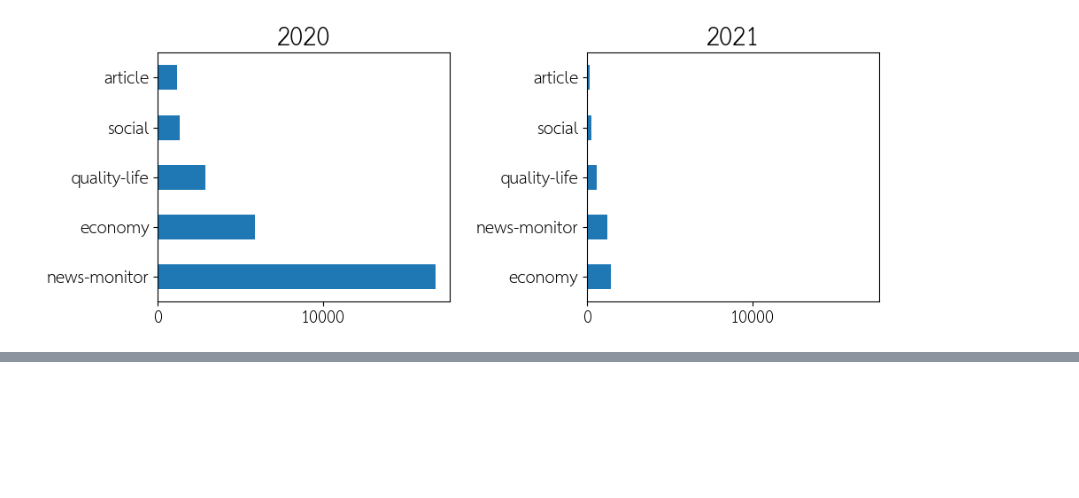
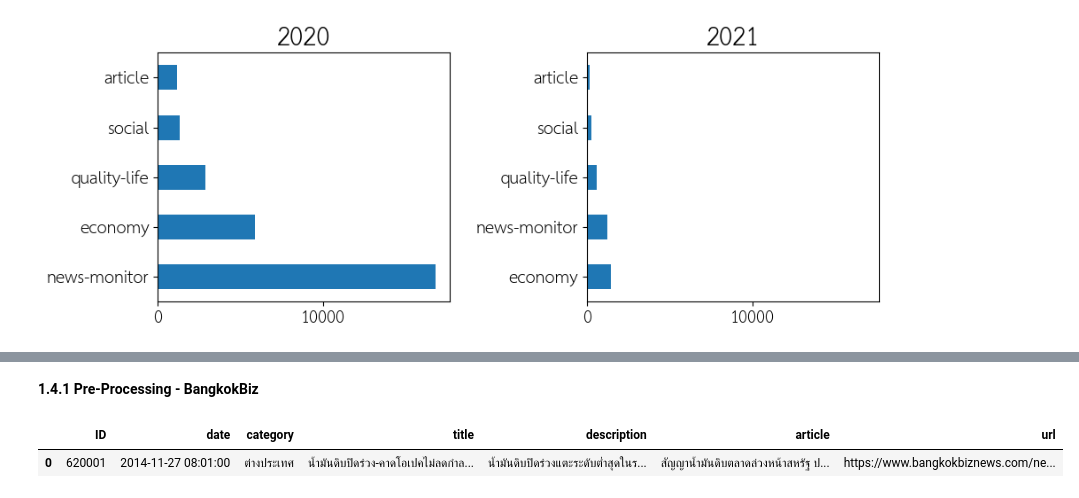
Before and after one commit to pichayaanik/Capstone_PichayaAnik, a Jupyter notebook: code/Capstone.ipynb, the cells around one changed output, grey strips where cells are left out. Cells and saved outputs as stored; diff of their text form; code cells hidden in the pictures; blank space fills up the shorter version.

```diff
--- a/code/Capstone.ipynb
+++ b/code/Capstone.ipynb
@@ -500,7 +420,13 @@ categories_matichon = ['economy', 'quality-life', 'social', 'article', 'news-mon
+# %% [markdown]
+**1.4.1 Pre-Processing - BangkokBiz**
 # %%
-#data = bkkbiz[(bkkbiz['date'].dt.year.isin(years)) & ((bkkbiz['category']=='การเงิน-การลงทุน') | (bkkbiz['category']=='การเงิน'))]
-#data.groupby(bkkbiz['date'].dt.year)['title'].count()
-#investment = new_df(data=bkkbiz)
-#bkkbiz.head(1)
+# Create 'investment' dataset by combining articles in 'finance and investment' and 'finance' together
+data = bkkbiz[(bkkbiz['date'].dt.year.isin(years)) & ((bkkbiz['category']=='การเงิน-การลงทุน') | (bkkbiz['category']=='การเงิน'))]
+data.groupby(bkkbiz['date'].dt.year)['title'].count()
+investment = new_df(data=bkkbiz)
+bkkbiz.head(1)
+# %% [output]
+|  | ID | date | category | title | description | article | url |
+| 0 | 620001 | 2014-11-27 08:01:00 | ต่างประเทศ | น้ำมันดิบปิดร่วง-คาดโอเปคไม่ลดกำล... | น้ำมันดิบปิดร่วงแตะระดับต่ำสุดในร... | สัญญาน้ำมันดิบตลาดล่วงหน้าสหรัฐ ป... | https://www.bangkokbiznews.com/ne... |
 # %%
 #  Process Data from BkkBiz
```
Also changed, not shown: parts of 62 cells of this notebook, 1 other file.
